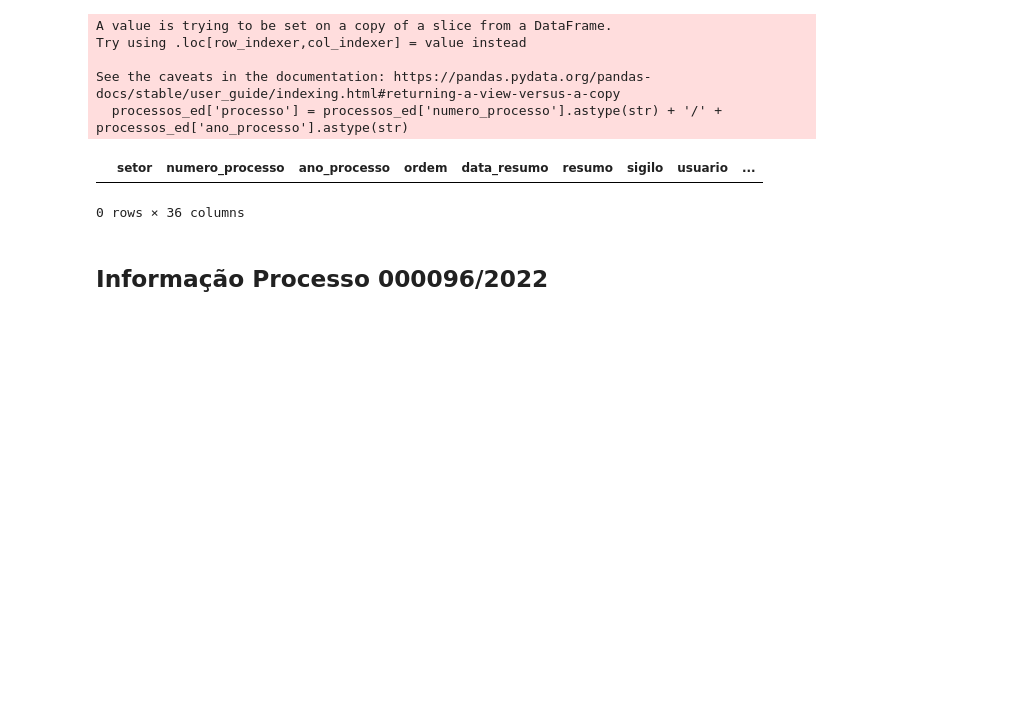
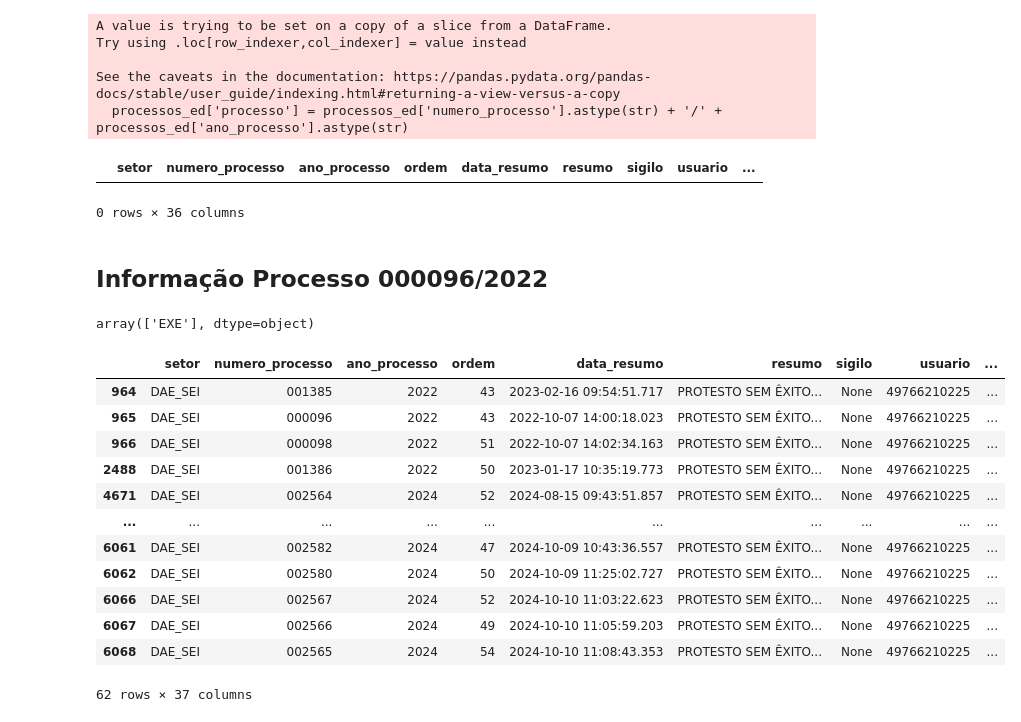
Before and after one commit to eduardoplima/ccd, a Jupyter notebook: scripts/lab_nereu.ipynb, the cells around one changed output. Cells and saved outputs as stored; diff of their text form; code cells hidden in the pictures; blank space fills up the shorter version.

```diff
--- a/scripts/lab_nereu.ipynb
+++ b/scripts/lab_nereu.ipynb
@@ -204,5 +235,39 @@ df_informacoes[df_informacoes.setor == 'CONJU']
 # %% [output]
 |  | setor | numero_processo | ano_processo | ordem | data_resumo | resumo | sigilo | usuario | ... |
 0 rows × 36 columns
+# %%
+sql_informacoes = '''
+SELECT *
+FROM vw_ata_informacao
+WHERE CONCAT(numero_processo, '/', ano_processo) IN ({})
+'''
+
+df_informacoes = pd.read_sql(sql_informacoes.format(','.join([f"'{x}'" for x in processos_ed['processo'].unique()])), conn)
 # %% [markdown]
 ## Informação Processo 000096/2022
+# %%
+processos_ed['codigo_tipo_processo'].unique()
+# %% [output]
+array(['EXE'], dtype=object)
+# %%
+df_informacoes['processo'] = df_informacoes['numero_processo'].astype(str) + '/' + df_informacoes['ano_processo'].astype(str)
+# %%
+df_informacoes['resumo'].fillna('', inplace=True)
+# %%
+com_protesto = df_informacoes[df_informacoes['resumo'].str.contains('PROTESTO')]
+# %%
+com_protesto
+# %% [output]
+|  | setor | numero_processo | ano_processo | ordem | data_resumo | resumo | sigilo | usuario | ... |
+| 964 | DAE_SEI | 001385 | 2022 | 43 | 2023-02-16 09:54:51.717 | PROTESTO SEM ÊXITO... | None | 49766210225 | ... |
+| 965 | DAE_SEI | 000096 | 2022 | 43 | 2022-10-07 14:00:18.023 | PROTESTO SEM ÊXITO... | None | 49766210225 | ... |
+| 966 | DAE_SEI | 000098 | 2022 | 51 | 2022-10-07 14:02:34.163 | PROTESTO SEM ÊXITO... | None | 49766210225 | ... |
+| 2488 | DAE_SEI | 001386 | 2022 | 50 | 2023-01-17 10:35:19.773 | PROTESTO SEM ÊXITO... | None | 49766210225 | ... |
+| 4671 | DAE_SEI | 002564 | 2024 | 52 | 2024-08-15 09:43:51.857 | PROTESTO SEM ÊXITO... | None | 49766210225 | ... |
+| ... | ... | ... | ... | ... | ... | ... | ... | ... | ... |
+| 6061 | DAE_SEI | 002582 | 2024 | 47 | 2024-10-09 10:43:36.557 | PROTESTO SEM ÊXITO... | None | 49766210225 | ... |
+| 6062 | DAE_SEI | 002580 | 2024 | 50 | 2024-10-09 11:25:02.727 | PROTESTO SEM ÊXITO... | None | 49766210225 | ... |
+| 6066 | DAE_SEI | 002567 | 2024 | 52 | 2024-10-10 11:03:22.623 | PROTESTO SEM ÊXITO... | None | 49766210225 | ... |
+| 6067 | DAE_SEI | 002566 | 2024 | 49 | 2024-10-10 11:05:59.203 | PROTESTO SEM ÊXITO... | None | 49766210225 | ... |
+| 6068 | DAE_SEI | 002565 | 2024 | 54 | 2024-10-10 11:08:43.353 | PROTESTO SEM ÊXITO... | None | 49766210225 | ... |
+62 rows × 37 columns
```
Also changed, not shown: parts of 12 cells of this notebook, 1 other file.
